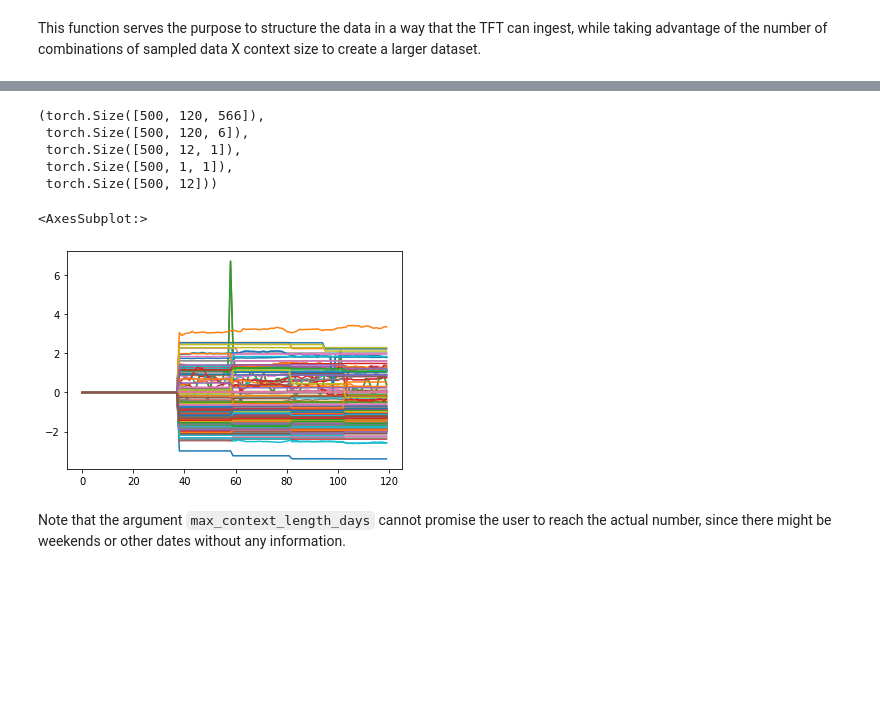
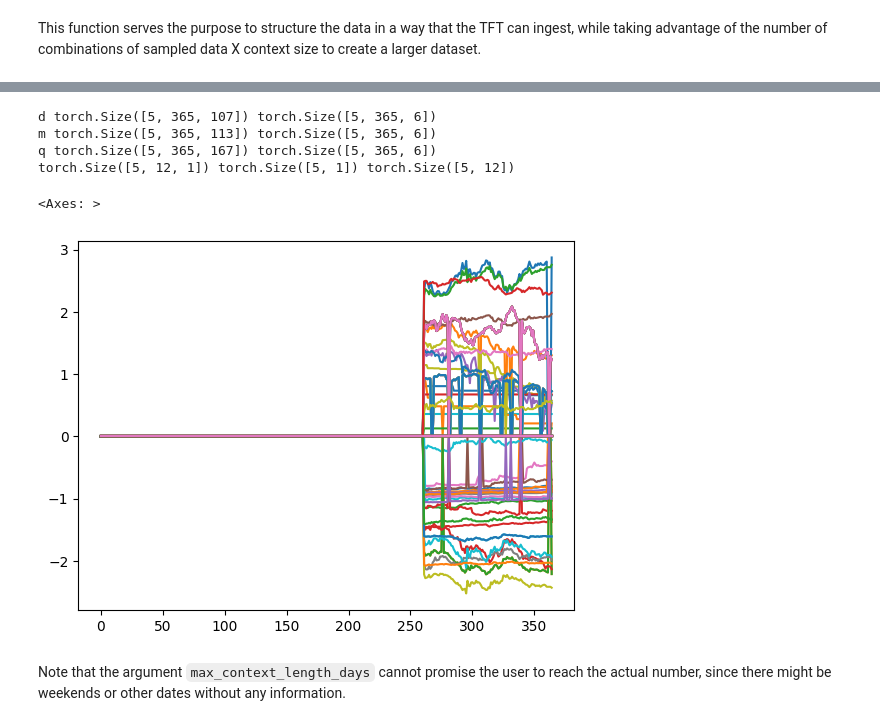
Before and after one commit to jdamp/TemporalFusionTransformers, a Jupyter notebook: temporal_fusion_transformers.ipynb, the cells around one changed output, grey strips where cells are left out. Cells and saved outputs as stored; diff of their text form; code cells hidden in the pictures; blank space fills up the shorter version.

```diff
--- a/temporal_fusion_transformers.ipynb
+++ b/temporal_fusion_transformers.ipynb
@@ -491,17 +767,20 @@ valid_data = prepare_data_samples(
 # %%
 [X_cont_hist, X_cat_hist, X_cat_fut, X_cat_stat], y = train_data
-X_cont_hist.shape, X_cat_hist.shape, X_cat_fut.shape, X_cat_stat.shape, y.shape
+for freq in X_cat_hist.keys():
+
+    print(freq, X_cont_hist[freq].shape, X_cat_hist[freq].shape)
+
+print(X_cat_fut.shape, X_cat_stat.shape, y.shape)
 # %% [output]
-(torch.Size([500, 120, 566]),
- torch.Size([500, 120, 6]),
- torch.Size([500, 12, 1]),
- torch.Size([500, 1, 1]),
- torch.Size([500, 12]))
+d torch.Size([5, 365, 107]) torch.Size([5, 365, 6])
+m torch.Size([5, 365, 113]) torch.Size([5, 365, 6])
+q torch.Size([5, 365, 167]) torch.Size([5, 365, 6])
+torch.Size([5, 12, 1]) torch.Size([5, 1]) torch.Size([5, 12])
 # %%
-pd.DataFrame(X_cont_hist[0, Ellipsis].cpu()).plot(legend=False)
+pd.DataFrame(X_cont_hist["d"][0, Ellipsis].cpu()).plot(legend=False)
 # %% [output]
-<AxesSubplot:>
+<Axes: >
-[figure, old version]
+[figure, new version]
 # %% [markdown]
 Note that the argument `max_context_length_days` cannot promise the user to reach the actual number, since there might be weekends or other dates without any information.
 # %% [markdown]
```
Also changed, not shown: parts of 129 cells of this notebook, 21 other files.
